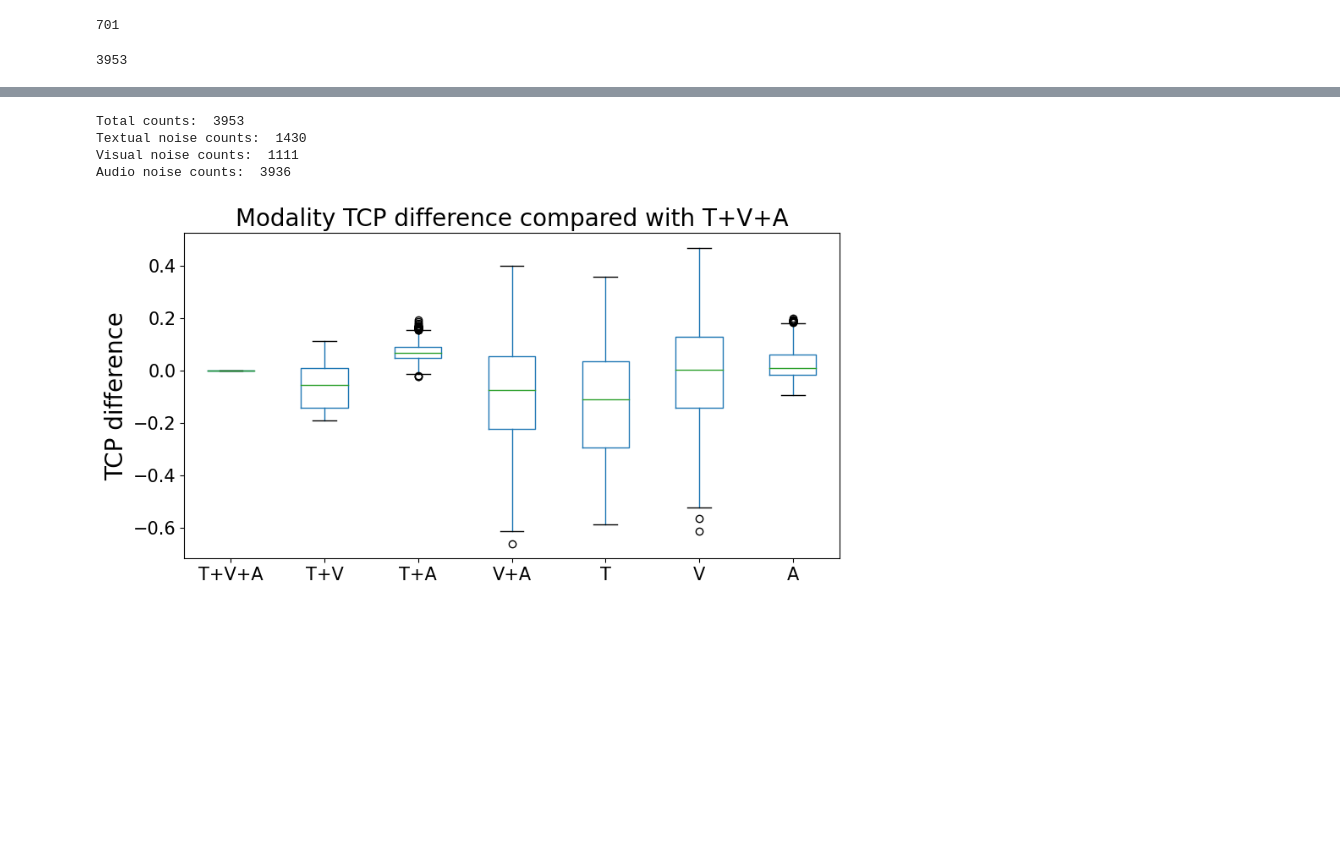
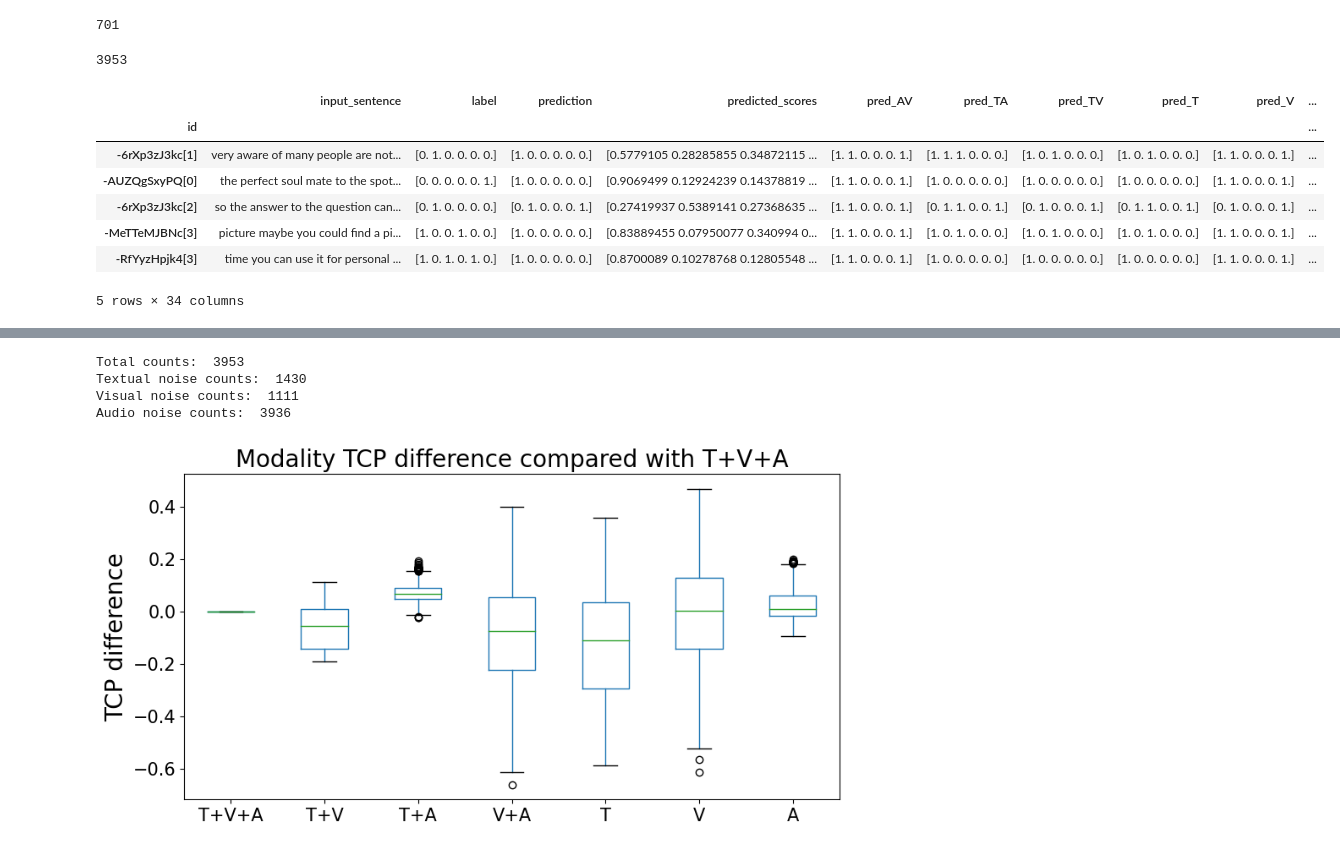
Before and after one commit to SoyeonHH/MMDA, a Jupyter notebook: analysis.ipynb, the cells around one changed output, grey strips where cells are left out. Cells and saved outputs as stored; diff of their text form; code cells hidden in the pictures; blank space fills up the shorter version.

```diff
--- a/analysis.ipynb
+++ b/analysis.ipynb
@@ -54,3 +76,16 @@ results = results[results['label'] != '[0. 0. 0. 0. 0. 0.]']
 print(results.shape[0])
 # %% [output]
 3953
+# %%
+# results_with_dike
+results_with_dike = results.set_index('id').join(results_dike.set_index('id'), rsuffix='_dike')
+results_with_dike.head()
+# %% [output]
+|  | input_sentence | label | prediction | predicted_scores | pred_AV | pred_TA | pred_TV | pred_T | pred_V | ... |
+| id |  |  |  |  |  |  |  |  |  | ... |
+| -6rXp3zJ3kc[1] | very aware of many people are not... | [0. 1. 0. 0. 0. 0.] | [1. 0. 0. 0. 0. 0.] | [0.5779105 0.28285855 0.34872115 ... | [1. 1. 0. 0. 0. 1.] | [1. 1. 1. 0. 0. 0.] | [1. 0. 1. 0. 0. 0.] | [1. 0. 1. 0. 0. 0.] | [1. 1. 0. 0. 0. 1.] | ... |
+| -AUZQgSxyPQ[0] | the perfect soul mate to the spot... | [0. 0. 0. 0. 0. 1.] | [1. 0. 0. 0. 0. 0.] | [0.9069499 0.12924239 0.14378819 ... | [1. 1. 0. 0. 0. 1.] | [1. 0. 0. 0. 0. 0.] | [1. 0. 0. 0. 0. 0.] | [1. 0. 0. 0. 0. 0.] | [1. 1. 0. 0. 0. 1.] | ... |
+| -6rXp3zJ3kc[2] | so the answer to the question can... | [0. 1. 0. 0. 0. 0.] | [0. 1. 0. 0. 0. 1.] | [0.27419937 0.5389141 0.27368635 ... | [1. 1. 0. 0. 0. 1.] | [0. 1. 1. 0. 0. 1.] | [0. 1. 0. 0. 0. 1.] | [0. 1. 1. 0. 0. 1.] | [0. 1. 0. 0. 0. 1.] | ... |
+| -MeTTeMJBNc[3] | picture maybe you could find a pi... | [1. 0. 0. 1. 0. 0.] | [1. 0. 0. 0. 0. 0.] | [0.83889455 0.07950077 0.340994 0... | [1. 1. 0. 0. 0. 1.] | [1. 0. 1. 0. 0. 0.] | [1. 0. 1. 0. 0. 0.] | [1. 0. 1. 0. 0. 0.] | [1. 1. 0. 0. 0. 1.] | ... |
+| -RfYyzHpjk4[3] | time you can use it for personal ... | [1. 0. 1. 0. 1. 0.] | [1. 0. 0. 0. 0. 0.] | [0.8700089 0.10278768 0.12805548 ... | [1. 1. 0. 0. 0. 1.] | [1. 0. 0. 0. 0. 0.] | [1. 0. 0. 0. 0. 0.] | [1. 0. 0. 0. 0. 0.] | [1. 1. 0. 0. 0. 1.] | ... |
+5 rows × 34 columns
```
Also changed, not shown: parts of 19 cells of this notebook, 11 other files.
